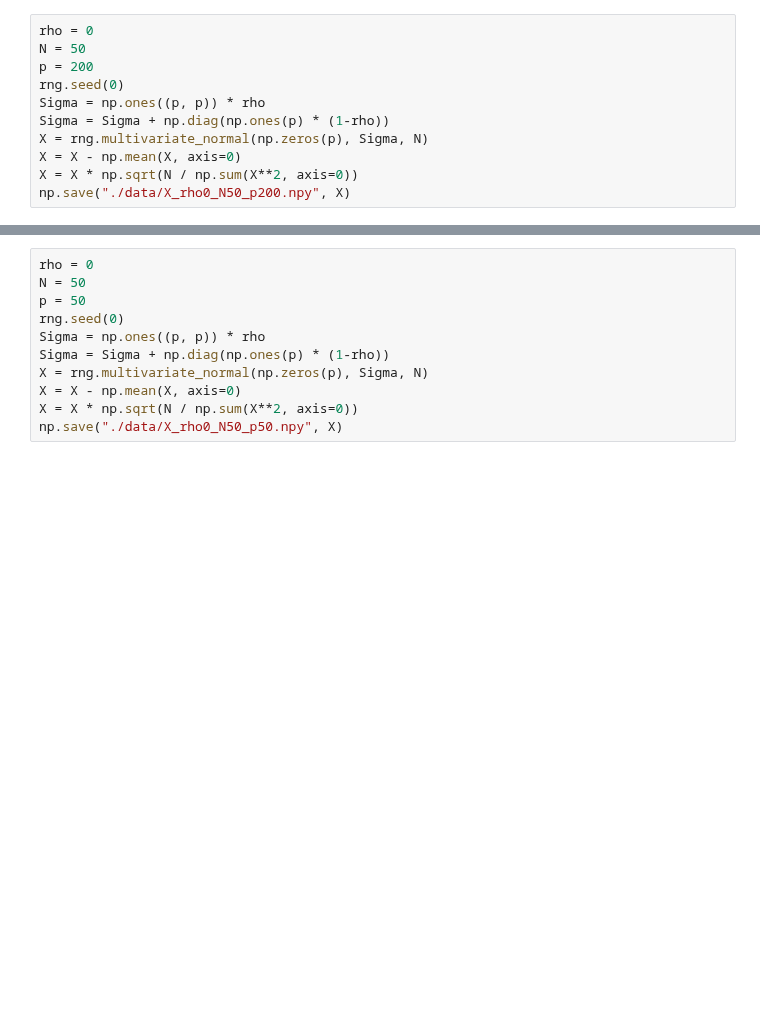
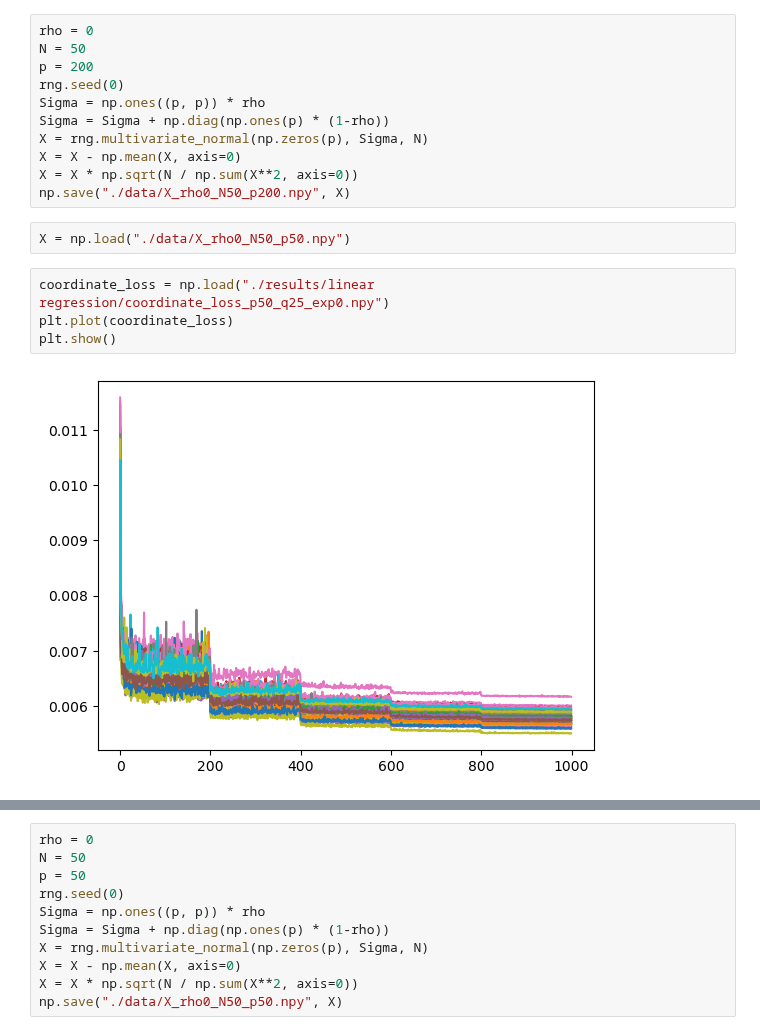
Before and after one commit to glory-99/simulation-based-inference, a Jupyter notebook: res_analysis_x15.ipynb, the cells around one changed output, grey strips where cells are left out. Saved outputs shown, nothing was run; the diff lists cells and outputs as text; blank space fills up the shorter version.

```diff
--- a/res_analysis_x15.ipynb
+++ b/res_analysis_x15.ipynb
@@ -24,3 +24,11 @@ X = rng.multivariate_normal(np.zeros(p), Sigma, N)
 X = X - np.mean(X, axis=0)
 X = X * np.sqrt(N / np.sum(X**2, axis=0))
 np.save("./data/X_rho0_N50_p200.npy", X)
+# %%
+X = np.load("./data/X_rho0_N50_p50.npy")
+# %%
+coordinate_loss = np.load("./results/linear regression/coordinate_loss_p50_q25_exp0.npy")
+plt.plot(coordinate_loss)
+plt.show()
+# %% [output]
+[figure, added]
```
Also changed, not shown: parts of 1 cell of this notebook, 1 other file.
